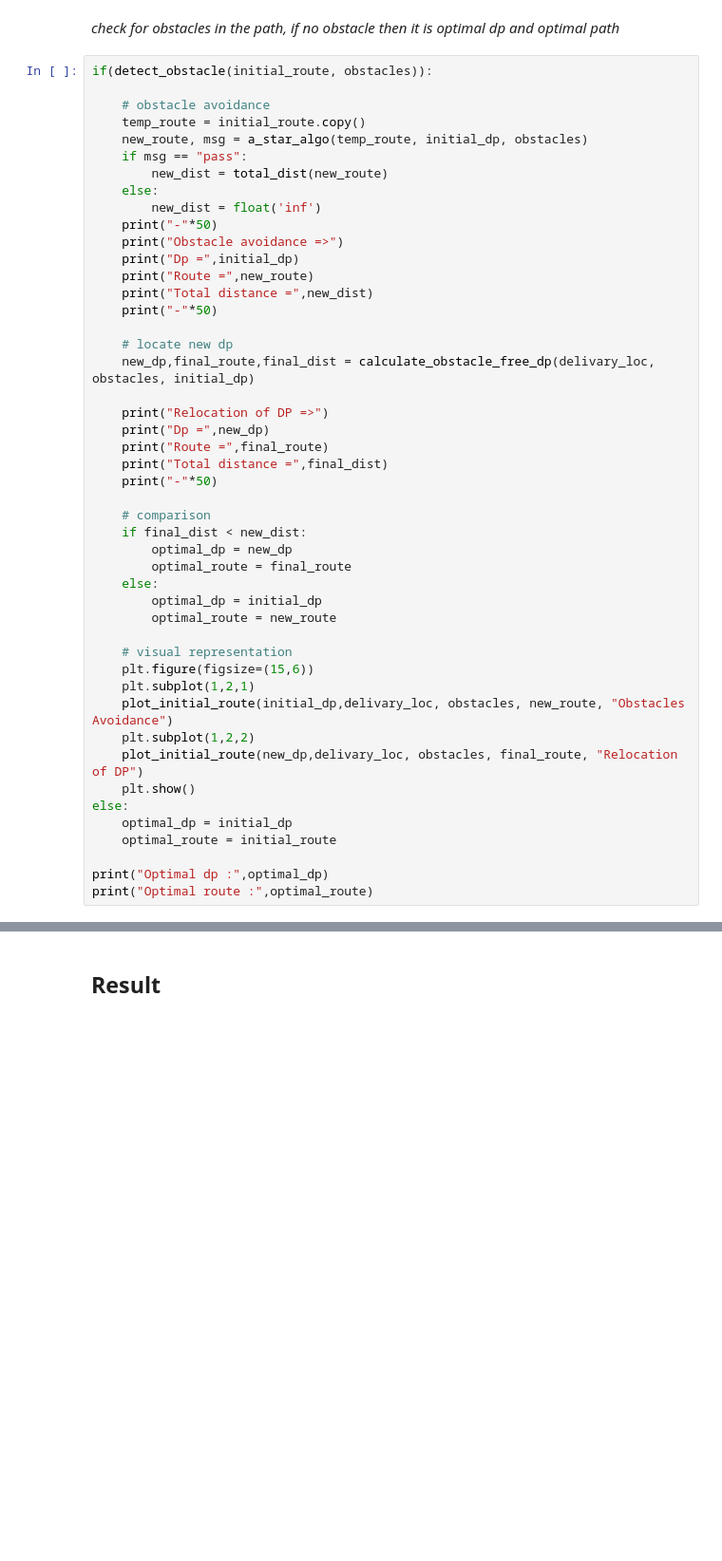
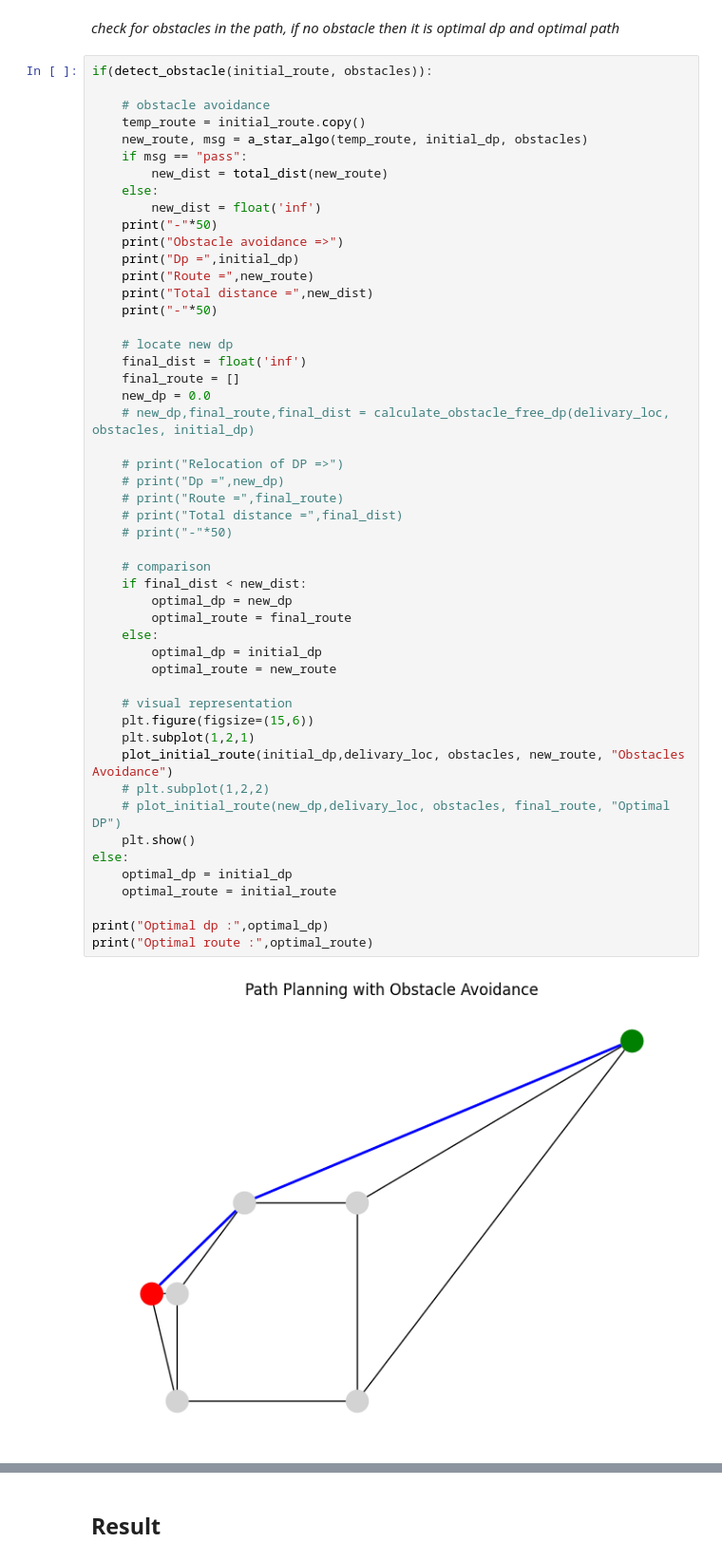
Before and after one commit to CR-Samrat/drone-based-delivary, a Jupyter notebook: euclidean_with_obstacles.ipynb, the cells around one changed output, grey strips where cells are left out. Shown at 95% size. Drawn from its saved outputs; the diff is of its cells as text; blank space fills up the shorter version.

```diff
--- a/euclidean_with_obstacles.ipynb
+++ b/euclidean_with_obstacles.ipynb
@@ -497,38 +466,42 @@ if(detect_obstacle(initial_route, obstacles)):
     print("-"*50)
     print("Obstacle avoidance =>")
     print("Dp =",initial_dp)
     print("Route =",new_route)
     print("Total distance =",new_dist)
     print("-"*50)
 
     # locate new dp
-    new_dp,final_route,final_dist = calculate_obstacle_free_dp(delivary_loc, obstacles, initial_dp)
+    final_dist = float('inf')
+    final_route = []
+    new_dp = 0.0
+    # new_dp,final_route,final_dist = calculate_obstacle_free_dp(delivary_loc, obstacles, initial_dp)
 
-    print("Relocation of DP =>")
-    print("Dp =",new_dp)
-    print("Route =",final_route)
-    print("Total distance =",final_dist)
-    print("-"*50)
+    # print("Relocation of DP =>")
+    # print("Dp =",new_dp)
+    # print("Route =",final_route)
+    # print("Total distance =",final_dist)
+    # print("-"*50)
 
     # comparison
     if final_dist < new_dist:
         optimal_dp = new_dp
         optimal_route = final_route
     else:
         optimal_dp = initial_dp
         optimal_route = new_route
 
     # visual representation
     plt.figure(figsize=(15,6))
     plt.subplot(1,2,1)
     plot_initial_route(initial_dp,delivary_loc, obstacles, new_route, "Obstacles Avoidance")
-    plt.subplot(1,2,2)
-    plot_initial_route(new_dp,delivary_loc, obstacles, final_route, "Relocation of DP")
+    # plt.subplot(1,2,2)
+    # plot_initial_route(new_dp,delivary_loc, obstacles, final_route, "Optimal DP")
     plt.show()
 else:
     optimal_dp = initial_dp
     optimal_route = initial_route
 
 print("Optimal dp :",optimal_dp)
 print("Optimal route :",optimal_route)
 # %% [output]
+[figure, new version]
```
Also changed, not shown: parts of 38 cells of this notebook, 4 other files.
